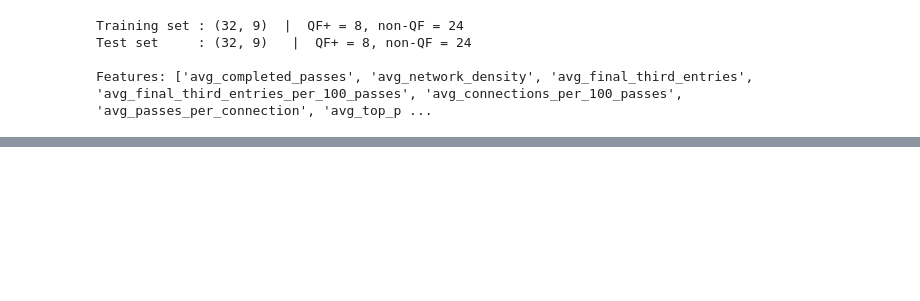
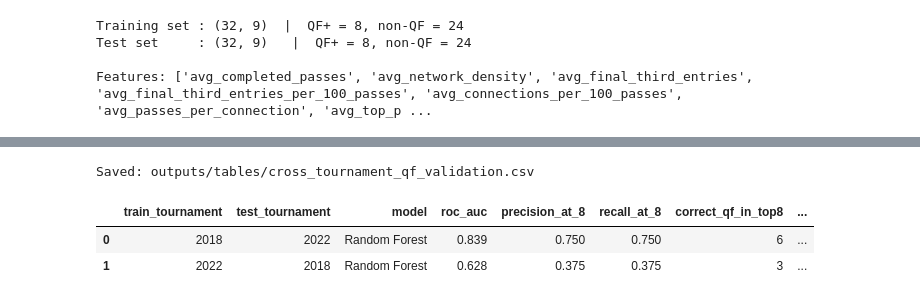
Before and after one commit to NafisaTas1414/WC_PASSING_NETWORKS, a Jupyter notebook: notebooks/07_historical_qf_modeling.ipynb, the cells around one changed output, grey strips where cells are left out. Saved outputs shown, nothing was run; the diff lists cells and outputs as text; code cells hidden in the pictures; blank space fills up the shorter version.

```diff
--- a/notebooks/07_historical_qf_modeling.ipynb
+++ b/notebooks/07_historical_qf_modeling.ipynb
@@ -533,0 +464,32 @@ The signal is real but style-dependent. The model reliably identifies **possessi
+# %%
+# ── Clean cross-tournament summary table (Random Forest, both directions) ─
+# Includes a naive random-baseline column: with 8/32 = 25% of teams reaching
+# the QF, a random top-8 selection is expected to contain 8 * 0.25 = 2 QF teams.
+summary_rows = []
+for train_year, test_year, y_te, hits_n, auc_n in [
+    (2018, 2022, y_test,   hits,   rf_auc),
+    (2022, 2018, y_test_r, hits_r, rf_auc_r),
+]:
+    qf_rate               = y_te.mean()
+    expected_random_hits  = 8 * qf_rate
+    summary_rows.append({
+        'train_tournament':          train_year,
+        'test_tournament':           test_year,
+        'model':                     'Random Forest',
+        'roc_auc':                   round(auc_n, 3),
+        'precision_at_8':            round(hits_n / 8, 3),
+        'recall_at_8':               round(hits_n / 8, 3),
+        'correct_qf_in_top8':        hits_n,
+        'random_expected_qf_in_top8': round(expected_random_hits, 2),
+    })
+
+cross_tournament_summary = pd.DataFrame(summary_rows)
+cross_tournament_summary.to_csv(TABLE_DIR / 'cross_tournament_qf_validation.csv', index=False)
+print('Saved: outputs/tables/cross_tournament_qf_validation.csv')
+print()
+cross_tournament_summary
+# %% [output]
+Saved: outputs/tables/cross_tournament_qf_validation.csv
+|  | train_tournament | test_tournament | model | roc_auc | precision_at_8 | recall_at_8 | correct_qf_in_top8 | ... |
+| 0 | 2018 | 2022 | Random Forest | 0.839 | 0.750 | 0.750 | 6 | ... |
+| 1 | 2022 | 2018 | Random Forest | 0.628 | 0.375 | 0.375 | 3 | ... |
```
Also changed, not shown: parts of 39 cells of this notebook, 17 other files.
